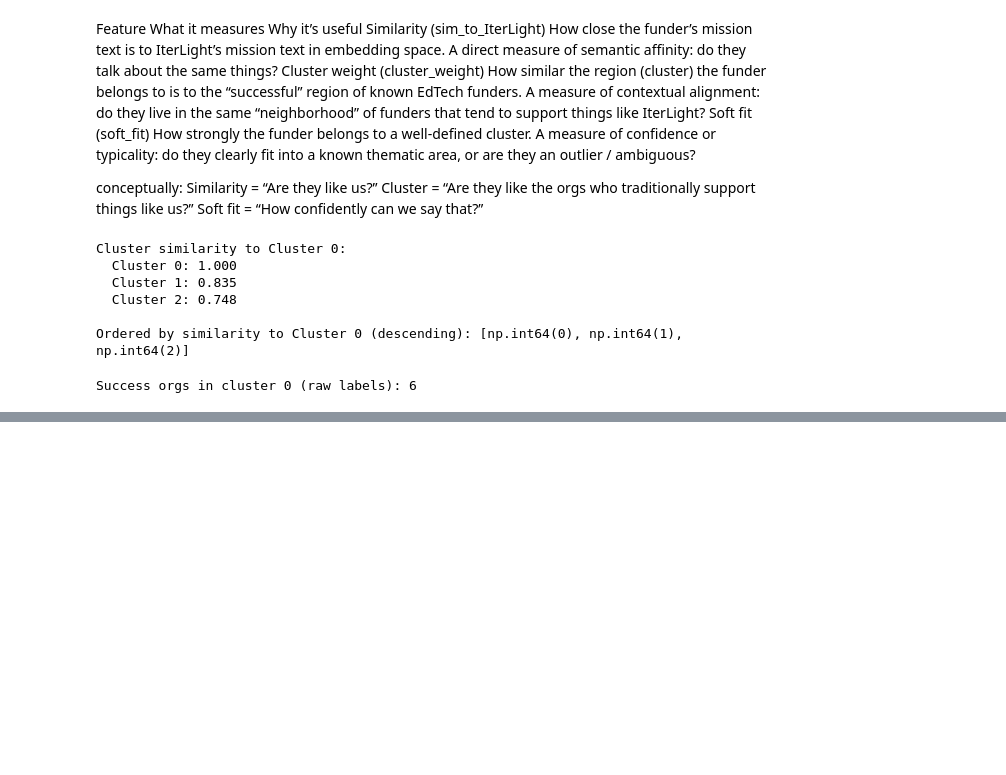
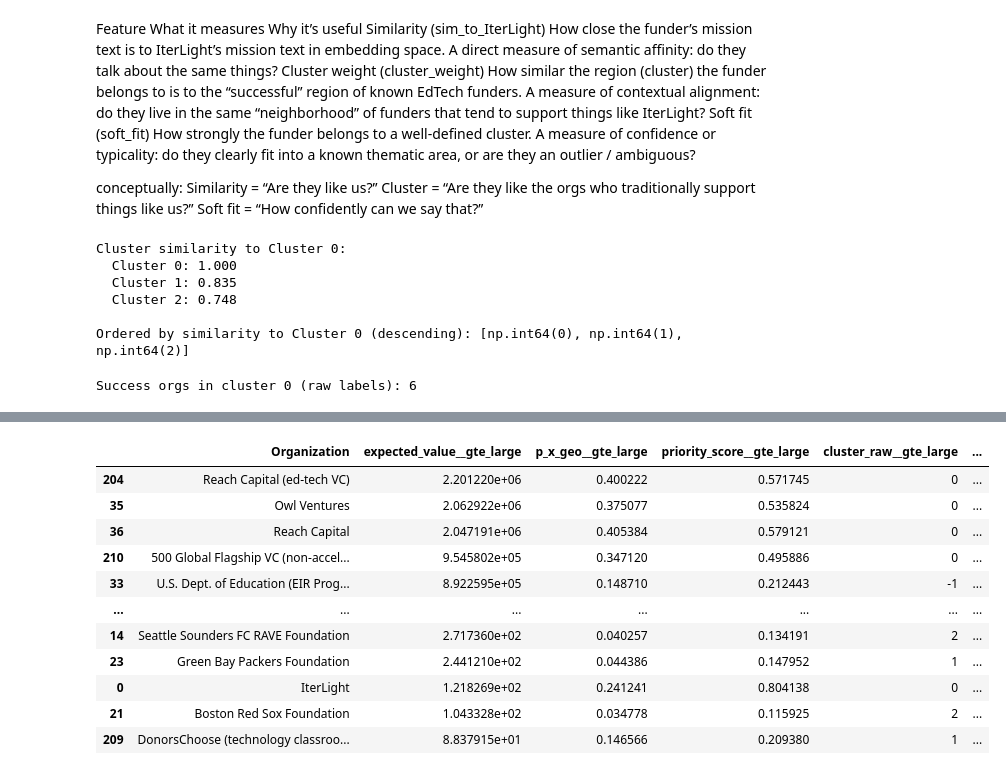
Before and after one commit to BecksterScience/IterLight, a Jupyter notebook: EDA_Evan_HDBSCAN copy.ipynb, the cells around one changed output, grey strips where cells are left out. Drawn from its saved outputs; the diff is of its cells as text; code cells hidden in the pictures; blank space fills up the shorter version.

```diff
--- a/EDA_Evan_HDBSCAN copy.ipynb
+++ b/EDA_Evan_HDBSCAN copy.ipynb
@@ -929,0 +948,70 @@ Success orgs in cluster 0 (raw labels): 6
+# %%
+# --- 6b) Geography adjustment & Expected Value ---
+# Geo weight: 0.7 if Geo_Focus==1 else 0.3
+geo = np.where(data_full["Geo_Focus"] == 1, 0.7, 0.3)
+
+# p(x): priority adjusted by geo
+p_x = priority_score * geo
+print(p_x)
+
+# Row-wise mean of Typical Min/Max Grant Size -> ndarray
+mean_typical_grant_size = data_full[['Typical Min. Grant Size', 'Typical Max. Grant Size']].mean(axis=1).to_numpy()
+
+# Expected value: p(x) * mean grant size
+expected_values = p_x * mean_typical_grant_size
+print(expected_values)
+
+# Persist to DataFrame (optional but handy)
+data_full[f"geo_weight__{MODEL_KEY}"]        = geo
+data_full[f"p_x_geo__{MODEL_KEY}"]           = p_x
+data_full[f"mean_typical_grant__{MODEL_KEY}"] = mean_typical_grant_size
+data_full[f"expected_value__{MODEL_KEY}"]    = expected_values
+
+# --- 7) Inspect the top results by expected value ---
+cols_ev = [
+    org_col,
+    f"expected_value__{MODEL_KEY}",
+    f"p_x_geo__{MODEL_KEY}",
+    f"priority_score__{MODEL_KEY}",
+    f"cluster_weight__{MODEL_KEY}",
+    f"sim_to_iter__{MODEL_KEY}",
+    f"soft_fit__{MODEL_KEY}",
+    "Geo_Focus",
+    "Typical Min. Grant Size",
+    "Typical Max. Grant Size",
+    f"cluster_soft__{MODEL_KEY}",
+]
+cols_ev = [c for c in cols_ev if c in data_full.columns]
+
+# Persist raw and soft cluster labels for visibility
+data_full[f"cluster_raw__{MODEL_KEY}"]  = labels
+data_full[f"cluster_soft__{MODEL_KEY}"] = labels_soft  # already computed above
+
+# Add proxy flag (from earlier mask) and include any existing supervised label
+data_full["proxy_success"] = proxy_mask.astype(int)  # 1 if matched a proxy pattern else 0
+
+# --- 7) Inspect the top results by expected value (with clusters + labels) ---
+cols_ev = [
+    org_col,
+    f"expected_value__{MODEL_KEY}",
+    f"p_x_geo__{MODEL_KEY}",
+    f"priority_score__{MODEL_KEY}",
+    f"cluster_raw__{MODEL_KEY}",
+    f"cluster_soft__{MODEL_KEY}",
+    f"cluster_weight__{MODEL_KEY}",
+    f"sim_to_iter__{MODEL_KEY}",
+    f"soft_fit__{MODEL_KEY}",
+    "Geo_Focus",
+    "Typical Min. Grant Size",
+    "Typical Max. Grant Size",
+    "label",            # <-- include if you’ve added a supervised outcome column
+    "proxy_success",    # <-- shows which were proxies
+]
+cols_ev = [c for c in cols_ev if c in data_full.columns]
+
+top_ev = (data_full
+          .loc[:, cols_ev]
+          .sort_values(f"expected_value__{MODEL_KEY}", ascending=False)
+          )
+top_ev
+# %% [output]
@@ -929,0 +1035,12 @@ Success orgs in cluster 0 (raw labels): 6
+|  | Organization | expected_value__gte_large | p_x_geo__gte_large | priority_score__gte_large | cluster_raw__gte_large | ... |
+| 204 | Reach Capital (ed-tech VC) | 2.201220e+06 | 0.400222 | 0.571745 | 0 | ... |
+| 35 | Owl Ventures | 2.062922e+06 | 0.375077 | 0.535824 | 0 | ... |
+| 36 | Reach Capital | 2.047191e+06 | 0.405384 | 0.579121 | 0 | ... |
+| 210 | 500 Global Flagship VC (non-accel... | 9.545802e+05 | 0.347120 | 0.495886 | 0 | ... |
+| 33 | U.S. Dept. of Education (EIR Prog... | 8.922595e+05 | 0.148710 | 0.212443 | -1 | ... |
+| ... | ... | ... | ... | ... | ... | ... |
+| 14 | Seattle Sounders FC RAVE Foundation | 2.717360e+02 | 0.040257 | 0.134191 | 2 | ... |
+| 23 | Green Bay Packers Foundation | 2.441210e+02 | 0.044386 | 0.147952 | 1 | ... |
+| 0 | IterLight | 1.218269e+02 | 0.241241 | 0.804138 | 0 | ... |
+| 21 | Boston Red Sox Foundation | 1.043328e+02 | 0.034778 | 0.115925 | 2 | ... |
+| 209 | DonorsChoose (technology classroo... | 8.837915e+01 | 0.146566 | 0.209380 | 1 | ... |
```
Also changed, not shown: parts of 6 cells of this notebook, 2 other files.
